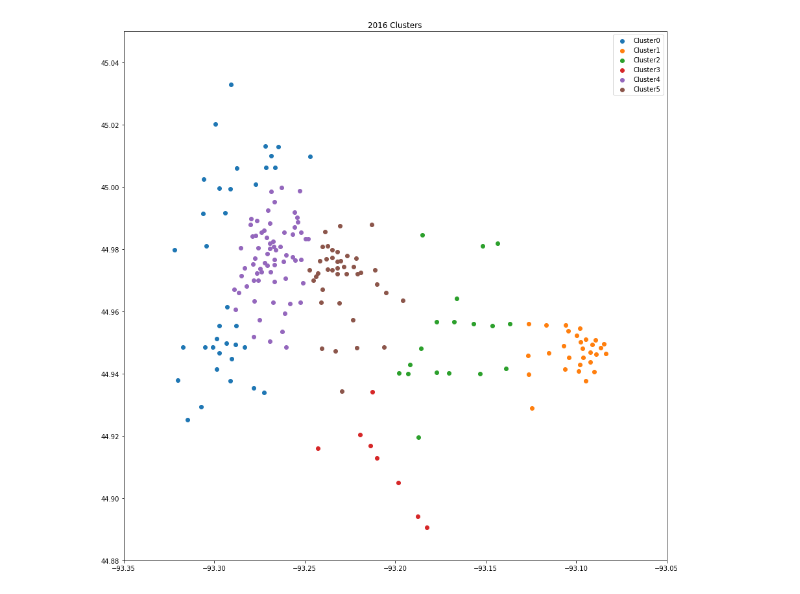
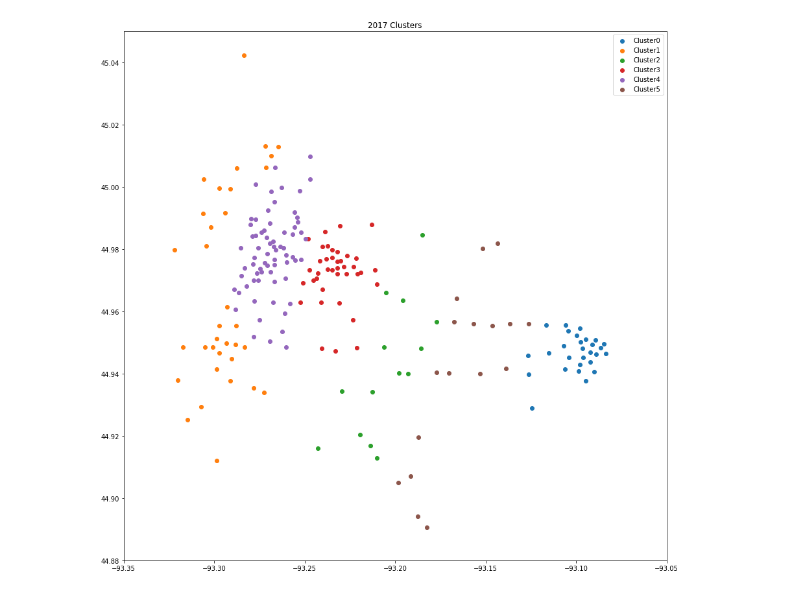
Before and after one commit to SethDKelly/NiceRideMN, a Jupyter notebook: kmean_init_stablization.ipynb, the cells around one changed output. Saved outputs shown, nothing was run; the diff lists cells and outputs as text; code cells hidden in the pictures.

Commit message:
Break cluster centers, revisit drawing board

```diff
--- a/kmean_init_stablization.ipynb
+++ b/kmean_init_stablization.ipynb
@@ -26,4 +26,6 @@ for year in [2010 + x for x in range(8)] :
 
 NR_ridership = pd.concat(ridership_dict)
 NR_station = pd.concat(station_dict)
+# %%
+year = 2017
 # %%
@@ -77,20 +51,18 @@ nr_station = kmeans_builder(NR_station)
 # %%
 import matplotlib.pyplot as plt
 
 plt.figure(figsize=[15,15])
 plt.xlim([-93.35,-93.05])
 plt.ylim([44.88,45.05])
 
-year = 2016
-
 for k in range(0,6):
-    temp = nr_station.loc[year, :][nr_station.loc[year, 'Cluster'] == k]
+    temp = NR_station.loc[year, :][NR_station.loc[year, 'Cluster'] == k]
     ax = plt.scatter(temp.Longitude, temp.Latitude, label='Cluster'+str(k))
 
     ax = plt.gca()
     ax.set_title(str(year)+' Clusters')
     ax.legend()
 
 plt.show()
 # %% [output]
-[figure, old version]
+[figure, new version]
```
Also changed, not shown: parts of 2 cells of this notebook.
